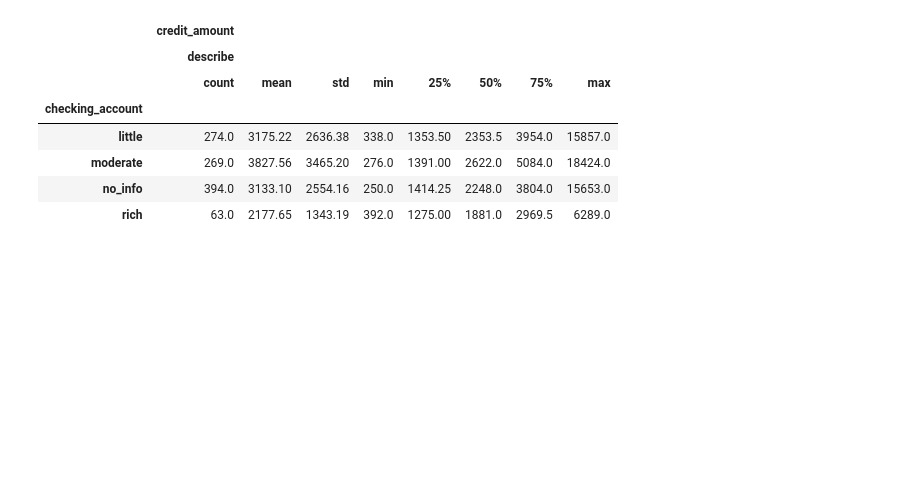
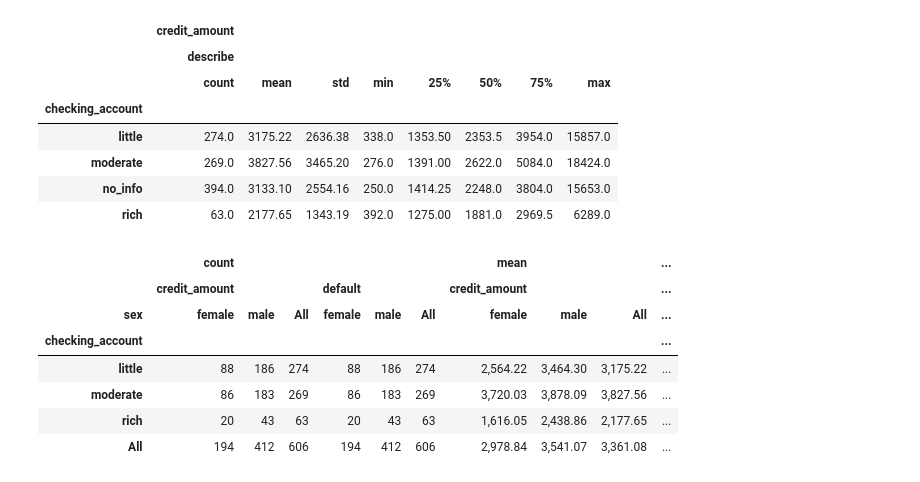
Before and after one commit to Serggi0/learn-data, a Jupyter notebook: gleb-mihailov/german_ds.ipynb, the cells around one changed output. Cells and saved outputs as stored; diff of their text form; code cells hidden in the pictures; blank space fills up the shorter version.

```diff
--- a/gleb-mihailov/german_ds.ipynb
+++ b/gleb-mihailov/german_ds.ipynb
@@ -105,3 +121,20 @@ df.groupby('checking_account').agg(agg_func_describe).round(2)
 | moderate | 269.0 | 3827.56 | 3465.20 | 276.0 | 1391.00 | 2622.0 | 5084.0 | 18424.0 |
 | no_info | 394.0 | 3133.10 | 2554.16 | 250.0 | 1414.25 | 2248.0 | 3804.0 | 15653.0 |
 | rich | 63.0 | 2177.65 | 1343.19 | 392.0 | 1275.00 | 1881.0 | 2969.5 | 6289.0 |
+# %%
+df.pivot_table(
+    index='checking_account',
+    columns='sex',
+    values=['default', 'credit_amount'],
+    aggfunc=['count','mean'],
+    margins=True
+)
+# %% [output]
+|  | count |  |  |  |  |  | mean |  |  | ... |
+|  | credit_amount |  |  | default |  |  | credit_amount |  |  | ... |
+| sex | female | male | All | female | male | All | female | male | All | ... |
+| checking_account |  |  |  |  |  |  |  |  |  | ... |
+| little | 88 | 186 | 274 | 88 | 186 | 274 | 2,564.22 | 3,464.30 | 3,175.22 | ... |
+| moderate | 86 | 183 | 269 | 86 | 183 | 269 | 3,720.03 | 3,878.09 | 3,827.56 | ... |
+| rich | 20 | 43 | 63 | 20 | 43 | 63 | 1,616.05 | 2,438.86 | 2,177.65 | ... |
+| All | 194 | 412 | 606 | 194 | 412 | 606 | 2,978.84 | 3,541.07 | 3,361.08 | ... |
```
Also changed, not shown: parts of 10 cells of this notebook, 3 other files.
